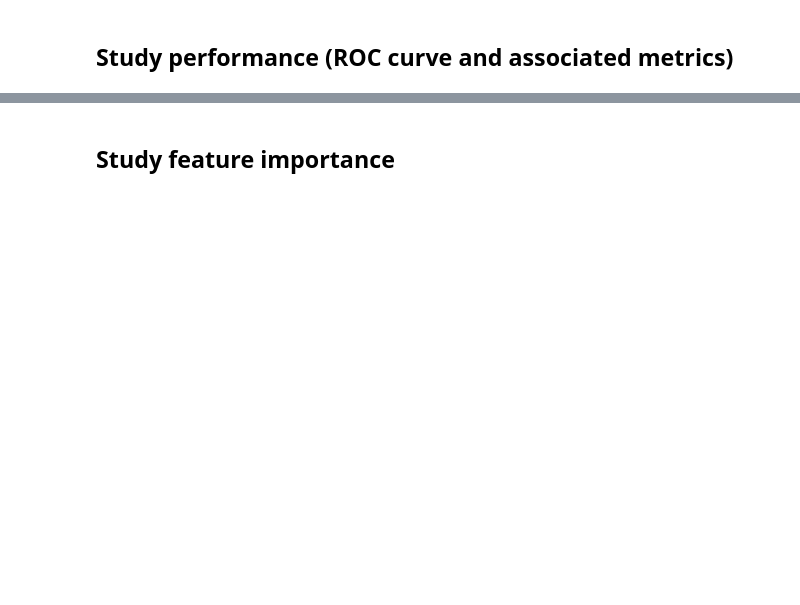
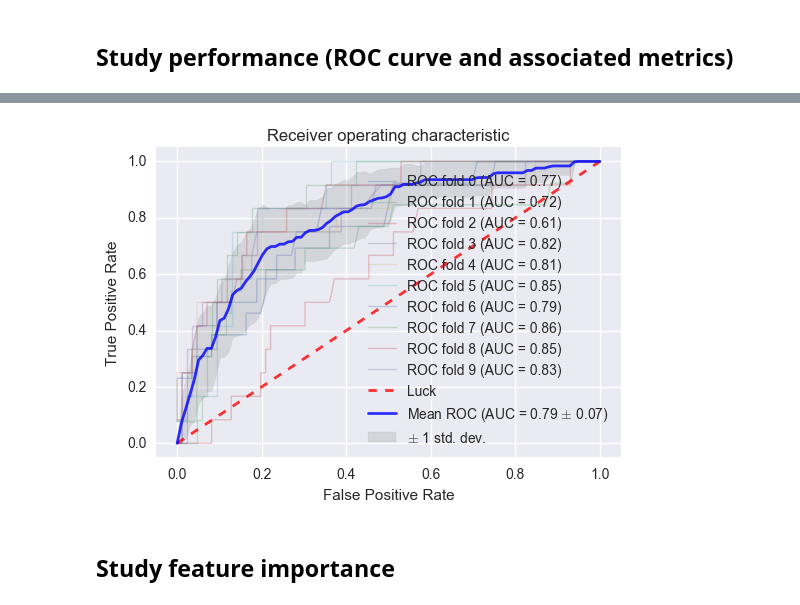
Before and after one commit to pnucci/data-sci-xp, a Jupyter notebook: Methionine.ipynb, the cells around one changed output, grey strips where cells are left out. Drawn from its saved outputs; the diff is of its cells as text; code cells hidden in the pictures; blank space fills up the shorter version.

```diff
--- a/Methionine.ipynb
+++ b/Methionine.ipynb
@@ -176,3 +109,30 @@ plt.show()
+# %%
+from src.evaluate_model import evaluate_model
+from src.class_balance import balance_oversample
+
+
+# classifier = Pipeline([
+#         ('imputer', Imputer(strategy='mean')),
+#         ('rf', RandomForestClassifier(n_estimators=1000, class_weight='balanced'))
+#     ])
+
+# preprocess_train = None
+
+classifier = Pipeline([
+        ('imputer', Imputer(strategy='mean')),
+        ('rf', RandomForestClassifier(n_estimators=1000))
+    ])
+
+def preprocess_train(x_train, y_train):
+    x2raw, y2raw = balance_oversample(x_train.values, y_train.values)
+    x_train_balanced = pd.DataFrame(x2raw, columns=x_train.columns)
+    y_train_balanced = pd.Series(y2raw, name=y_train.name)
+    return x_train_balanced, y_train_balanced
+
+
+evaluate_model(x, y, classifier, preprocess_train)
+# %% [output]
+[figure, added]
 # %% [markdown]
 ## Study feature importance
 # %%
```
Also changed, not shown: parts of 7 cells of this notebook, 4 other files.
